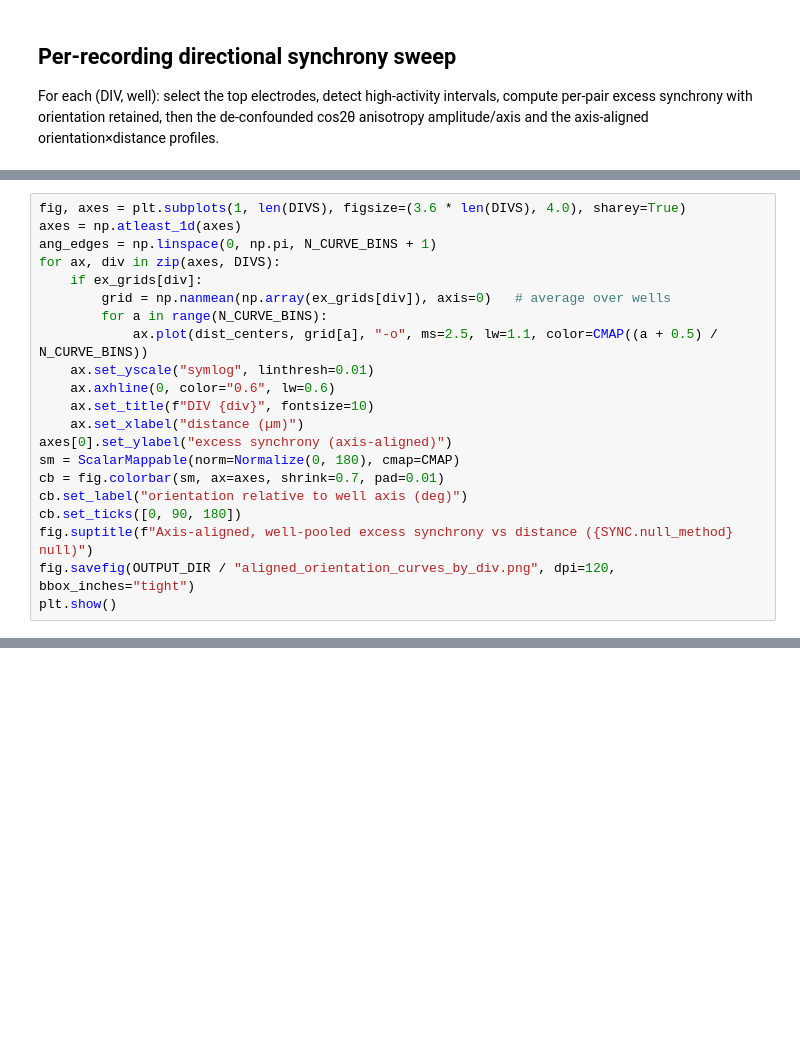
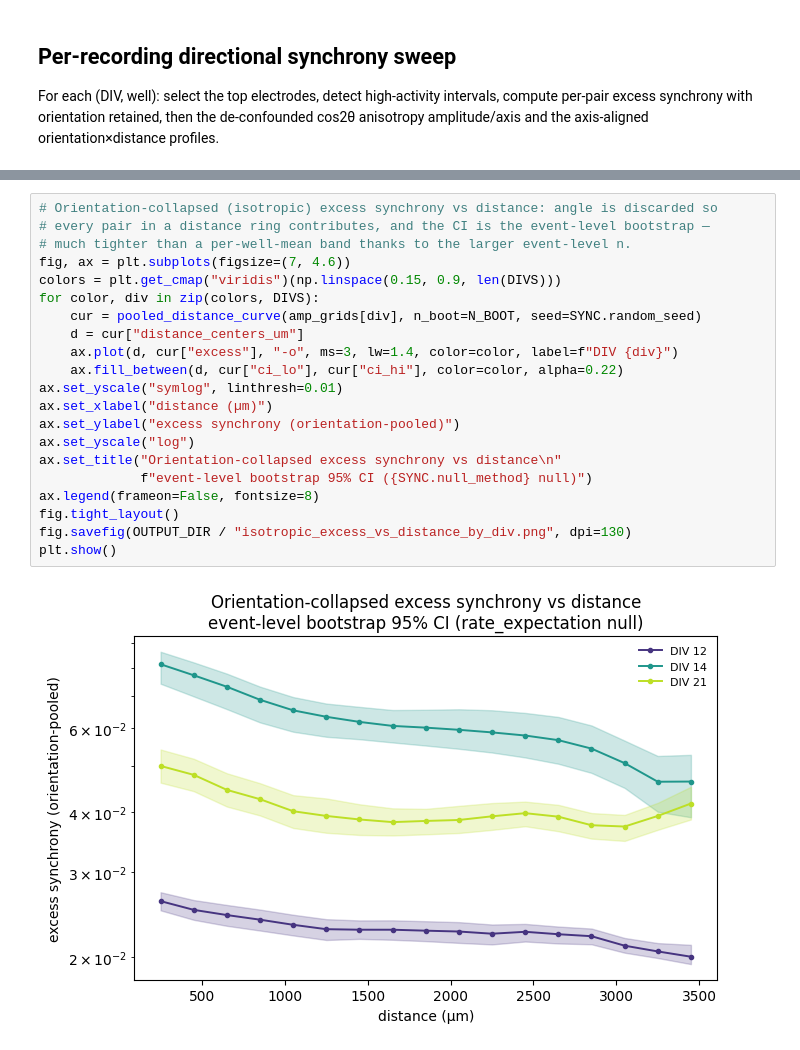
Before and after one commit to dlrebbin98/ephax, a Jupyter notebook: Notebooks/directional_synchrony_anisotropy.ipynb, the cells around one changed output, grey strips where cells are left out. Drawn from its saved outputs; the diff is of its cells as text; blank space fills up the shorter version.

```diff
--- a/Notebooks/directional_synchrony_anisotropy.ipynb
+++ b/Notebooks/directional_synchrony_anisotropy.ipynb
@@ -229,21 +302,0 @@ Excess synchrony on a symlog axis (keeps the long-range below-chance troughs).
-# %%
-fig, axes = plt.subplots(1, len(DIVS), figsize=(3.6 * len(DIVS), 4.0), sharey=True)
-axes = np.atleast_1d(axes)
-ang_edges = np.linspace(0, np.pi, N_CURVE_BINS + 1)
-for ax, div in zip(axes, DIVS):
-    if ex_grids[div]:
-        grid = np.nanmean(np.array(ex_grids[div]), axis=0)   # average over wells
-        for a in range(N_CURVE_BINS):
-            ax.plot(dist_centers, grid[a], "-o", ms=2.5, lw=1.1, color=CMAP((a + 0.5) / N_CURVE_BINS))
-    ax.set_yscale("symlog", linthresh=0.01)
-    ax.axhline(0, color="0.6", lw=0.6)
-    ax.set_title(f"DIV {div}", fontsize=10)
-    ax.set_xlabel("distance (µm)")
-axes[0].set_ylabel("excess synchrony (axis-aligned)")
-sm = ScalarMappable(norm=Normalize(0, 180), cmap=CMAP)
-cb = fig.colorbar(sm, ax=axes, shrink=0.7, pad=0.01)
-cb.set_label("orientation relative to well axis (deg)")
-cb.set_ticks([0, 90, 180])
-fig.suptitle(f"Axis-aligned, well-pooled excess synchrony vs distance ({SYNC.null_method} null)")
-fig.savefig(OUTPUT_DIR / "aligned_orientation_curves_by_div.png", dpi=120, bbox_inches="tight")
-plt.show()
@@ -289,0 +417,23 @@ plt.show()
+# %%
+# Orientation-collapsed (isotropic) excess synchrony vs distance: angle is discarded so
+# every pair in a distance ring contributes, and the CI is the event-level bootstrap —
+# much tighter than a per-well-mean band thanks to the larger event-level n.
+fig, ax = plt.subplots(figsize=(7, 4.6))
+colors = plt.get_cmap("viridis")(np.linspace(0.15, 0.9, len(DIVS)))
+for color, div in zip(colors, DIVS):
+    cur = pooled_distance_curve(amp_grids[div], n_boot=N_BOOT, seed=SYNC.random_seed)
+    d = cur["distance_centers_um"]
+    ax.plot(d, cur["excess"], "-o", ms=3, lw=1.4, color=color, label=f"DIV {div}")
+    ax.fill_between(d, cur["ci_lo"], cur["ci_hi"], color=color, alpha=0.22)
+ax.set_yscale("symlog", linthresh=0.01)
+ax.set_xlabel("distance (µm)")
+ax.set_ylabel("excess synchrony (orientation-pooled)")
+ax.set_yscale("log")
+ax.set_title("Orientation-collapsed excess synchrony vs distance\n"
+             f"event-level bootstrap 95% CI ({SYNC.null_method} null)")
+ax.legend(frameon=False, fontsize=8)
+fig.tight_layout()
+fig.savefig(OUTPUT_DIR / "isotropic_excess_vs_distance_by_div.png", dpi=130)
+plt.show()
+# %% [output]
+[figure, added]
```
Also changed, not shown: parts of 19 cells of this notebook, 7 other files.
